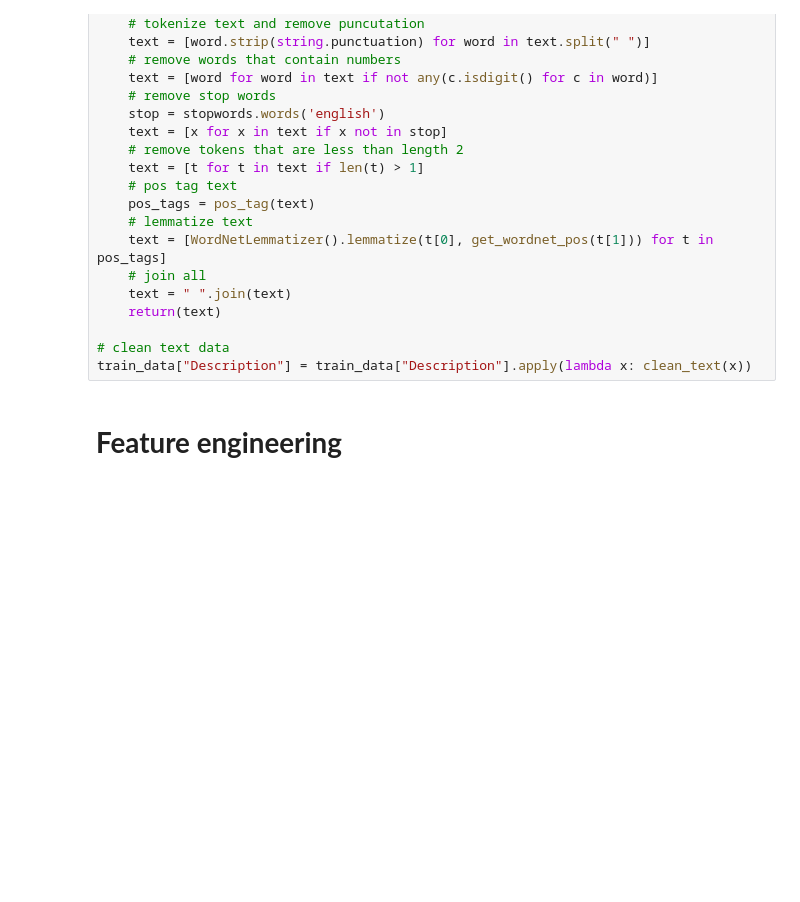
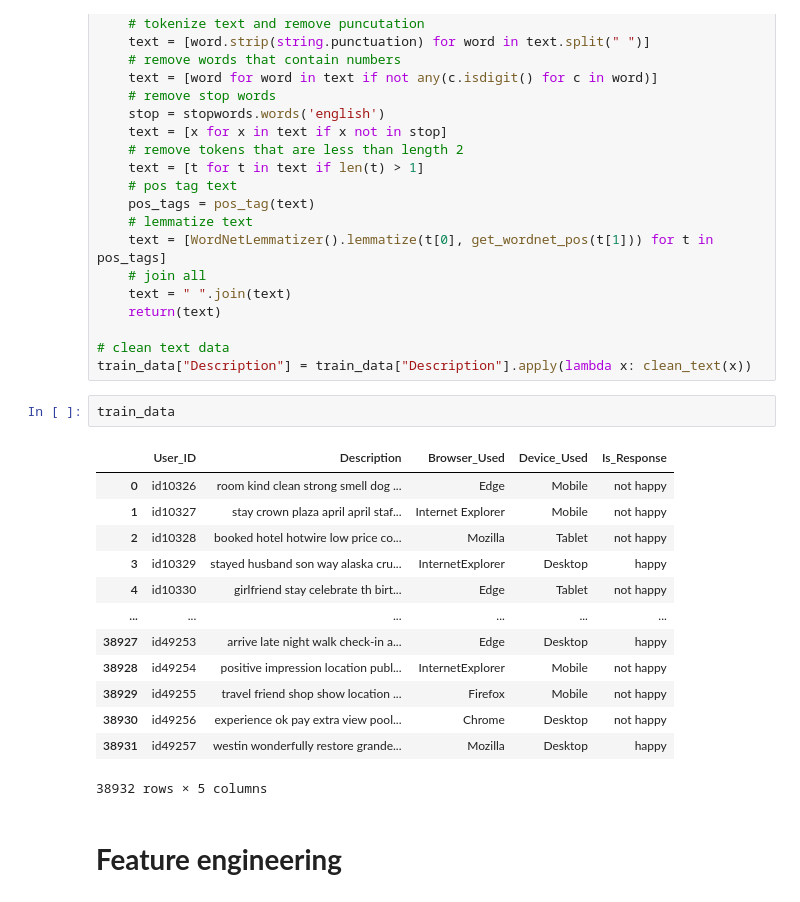
Before and after one commit to DipeshChothwe/NLP, a Jupyter notebook: Sentiment_analysis_for_hotel_reviews.ipynb, the cells around one changed output. Drawn from its saved outputs; the diff is of its cells as text; blank space fills up the shorter version.

```diff
--- a/Sentiment_analysis_for_hotel_reviews.ipynb
+++ b/Sentiment_analysis_for_hotel_reviews.ipynb
@@ -163,6 +191,22 @@ def clean_text(text):
 
 # clean text data
 train_data["Description"] = train_data["Description"].apply(lambda x: clean_text(x))
+# %%
+train_data
+# %% [output]
+|  | User_ID | Description | Browser_Used | Device_Used | Is_Response |
+| 0 | id10326 | room kind clean strong smell dog ... | Edge | Mobile | not happy |
+| 1 | id10327 | stay crown plaza april april staf... | Internet Explorer | Mobile | not happy |
+| 2 | id10328 | booked hotel hotwire low price co... | Mozilla | Tablet | not happy |
+| 3 | id10329 | stayed husband son way alaska cru... | InternetExplorer | Desktop | happy |
+| 4 | id10330 | girlfriend stay celebrate th birt... | Edge | Tablet | not happy |
+| ... | ... | ... | ... | ... | ... |
+| 38927 | id49253 | arrive late night walk check-in a... | Edge | Desktop | happy |
+| 38928 | id49254 | positive impression location publ... | InternetExplorer | Mobile | not happy |
+| 38929 | id49255 | travel friend shop show location ... | Firefox | Mobile | not happy |
+| 38930 | id49256 | experience ok pay extra view pool... | Chrome | Desktop | not happy |
+| 38931 | id49257 | westin wonderfully restore grande... | Mozilla | Desktop | happy |
+38932 rows × 5 columns
 # %% [markdown]
 # **Feature engineering**
 # %%
```
Also changed, not shown: parts of 23 cells of this notebook.
